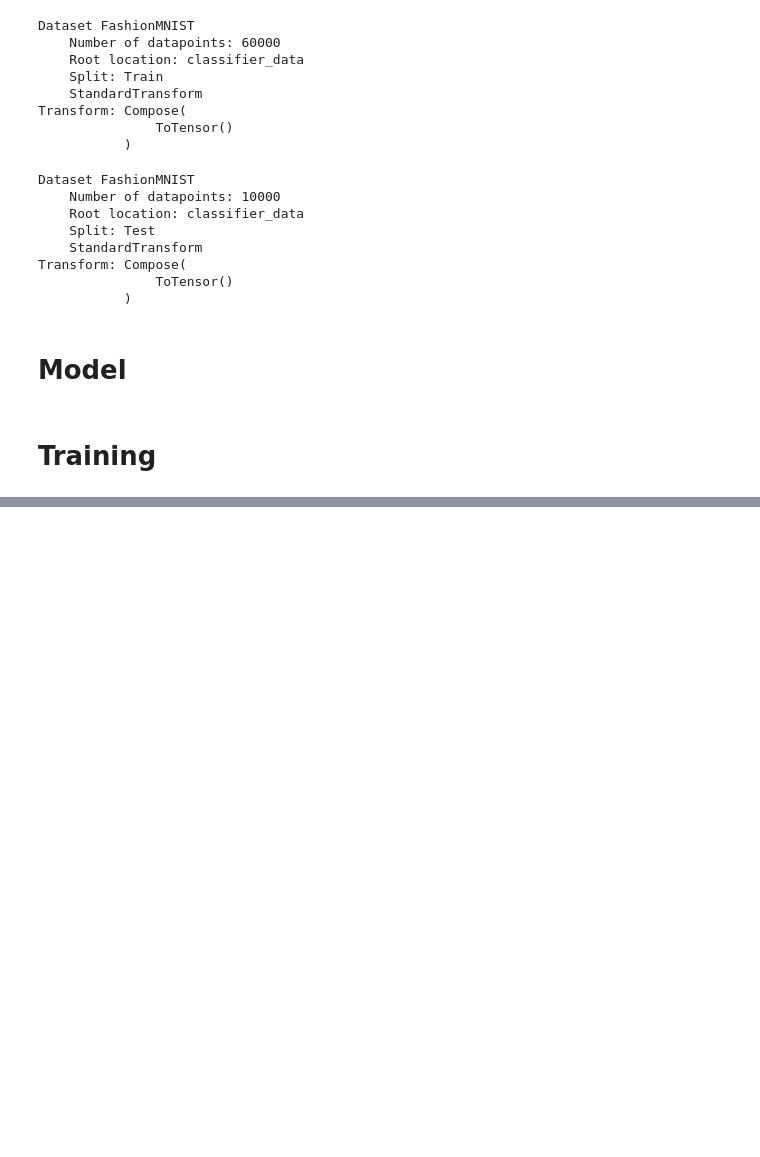
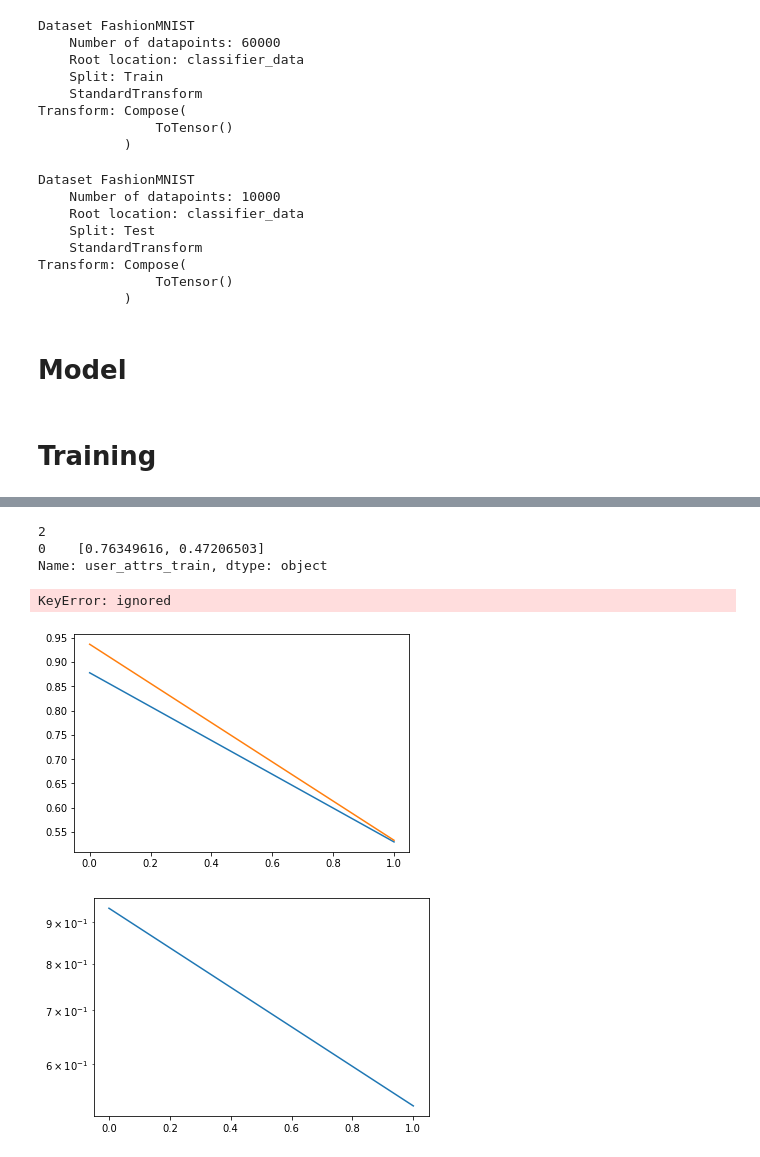
Before and after one commit to giorgettisabrina/NNDLclass, a Jupyter notebook: hw01_nndl/HW1_giorgettisabrina_Classification.ipynb, the cells around one changed output, grey strips where cells are left out. Saved outputs shown, nothing was run; the diff lists cells and outputs as text; code cells hidden in the pictures; blank space fills up the shorter version.

```diff
--- a/hw01_nndl/HW1_giorgettisabrina_Classification.ipynb
+++ b/hw01_nndl/HW1_giorgettisabrina_Classification.ipynb
@@ -629,0 +556,24 @@ df
+# %%
+#df.user_attrs_train[0]
+print(len(df.user_attrs_train[0]))
+print(df.user_attrs_train)
+#df.user_attrs_train.values()
+
+#ltrain_tr1 = [i for i in df.user_attrs_train[0] ]
+ltrain_tr2 = [i for i in df.user_attrs_train[1] ]
+print(len(ltrain_tr1))
+# %% [output]
+2
+0    [0.76349616, 0.47206503]
+Name: user_attrs_train, dtype: object
+KeyError: ignored
+# %%
+plt.plot(ltrain_tr1)
+plt.plot(ltrain_tr2)
+plt.show()
+
+plt.semilogy(ltrain_tr2)
+plt.show()
+# %% [output]
+[figure, added]
+[figure, added]
```
Also changed, not shown: parts of 18 cells of this notebook.
